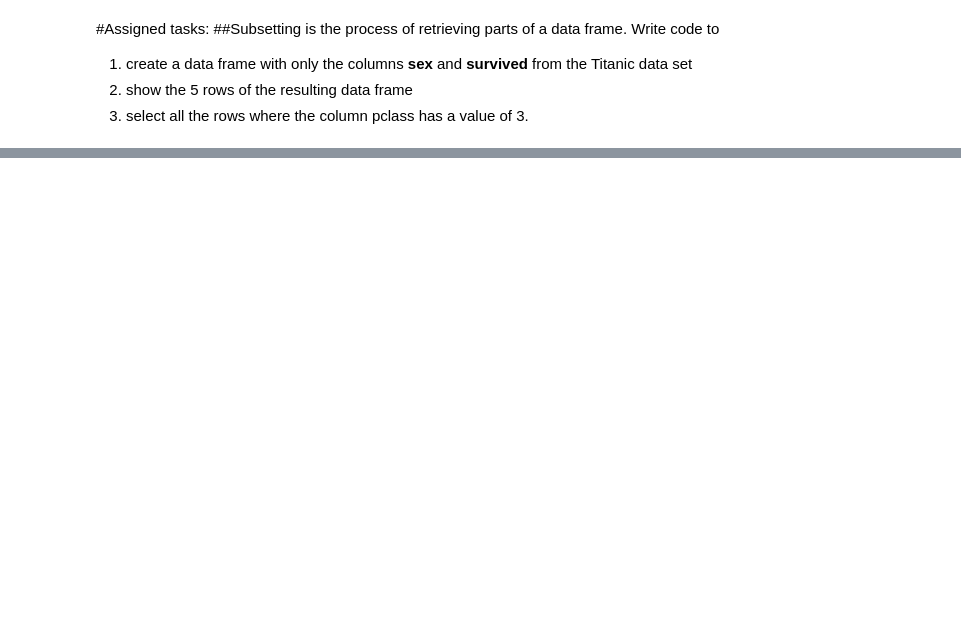
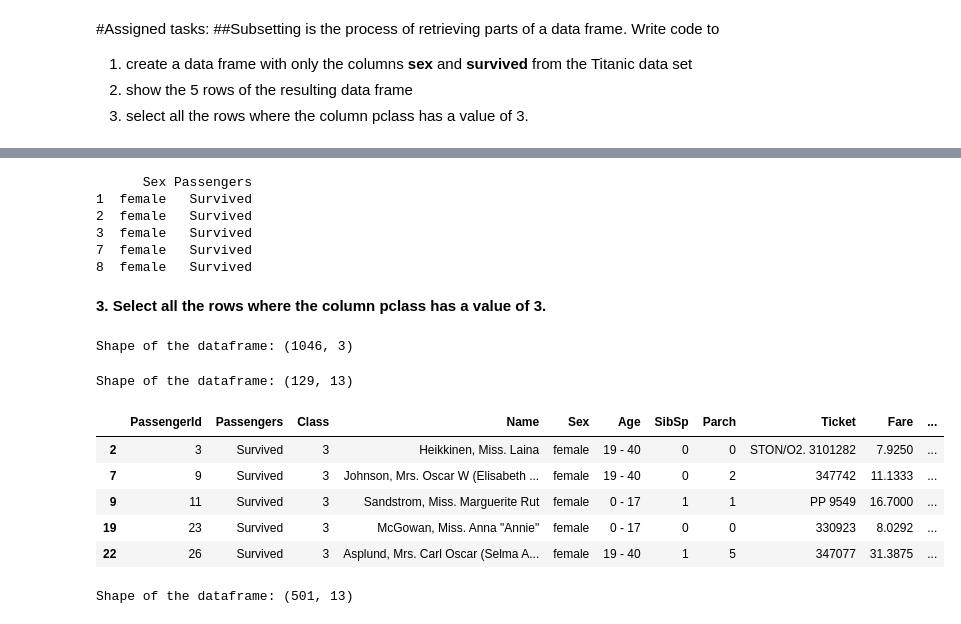
Before and after one commit to MadmanMarble/GLAP, a Jupyter notebook: Assignment_3_part_1.ipynb, the cells around one changed output, grey strips where cells are left out. Saved outputs shown, nothing was run; the diff lists cells and outputs as text; code cells hidden in the pictures; blank space fills up the shorter version.

```diff
--- a/Assignment_3_part_1.ipynb
+++ b/Assignment_3_part_1.ipynb
@@ -88,0 +112,8 @@ dtype: float64
+# %%
+# Age column editing
+print(df['Age'].unique())
+
+# Change the wording of the age groups to all be just numbers
+df['Age'] = df['Age'].replace({'Over 40': '40+', 'Under 18': '0 - 17'})
+print(df['Age'].unique())
+print("Minimum age of passengers:", df['Age'].min())
@@ -108,0 +162,36 @@ array(['19 - 40', 'Over 40', 'Under 18'], dtype=object)
+# %%
+print(sex_survived_df.head())
+# %% [output]
+      Sex Passengers
+1  female   Survived
+2  female   Survived
+3  female   Survived
+7  female   Survived
+8  female   Survived
+# %% [markdown]
+**3. Select all the rows where the column pclass has a value of 3.**
+# %%
+survived_by_class = df[['Class','Sex', 'Passengers']]
+# %%
+print(f'Shape of the dataframe: {survived_by_class.shape}')
+# %% [output]
+Shape of the dataframe: (1046, 3)
+# %%
+survived_by_class = survived_by_class[survived_by_class['Passengers']=='Survived']
+print(f'Shape of the dataframe: {survived_by_class.shape}')
+# %% [output]
+Shape of the dataframe: (129, 13)
+# %%
+survived_by_class.head()
+# %% [output]
+|  | PassengerId | Passengers | Class | Name | Sex | Age | SibSp | Parch | Ticket | Fare | ... |
+| 2 | 3 | Survived | 3 | Heikkinen, Miss. Laina | female | 19 - 40 | 0 | 0 | STON/O2. 3101282 | 7.9250 | ... |
+| 7 | 9 | Survived | 3 | Johnson, Mrs. Oscar W (Elisabeth ... | female | 19 - 40 | 0 | 2 | 347742 | 11.1333 | ... |
+| 9 | 11 | Survived | 3 | Sandstrom, Miss. Marguerite Rut | female | 0 - 17 | 1 | 1 | PP 9549 | 16.7000 | ... |
+| 19 | 23 | Survived | 3 | McGowan, Miss. Anna "Annie" | female | 0 - 17 | 0 | 0 | 330923 | 8.0292 | ... |
+| 22 | 26 | Survived | 3 | Asplund, Mrs. Carl Oscar (Selma A... | female | 19 - 40 | 1 | 5 | 347077 | 31.3875 | ... |
+# %%
+survived_by_class = df[df['Class']== 3]
+print(f'Shape of the dataframe: {survived_by_class.shape}')
+# %% [output]
+Shape of the dataframe: (501, 13)
```
Also changed, not shown: parts of 33 cells of this notebook.
